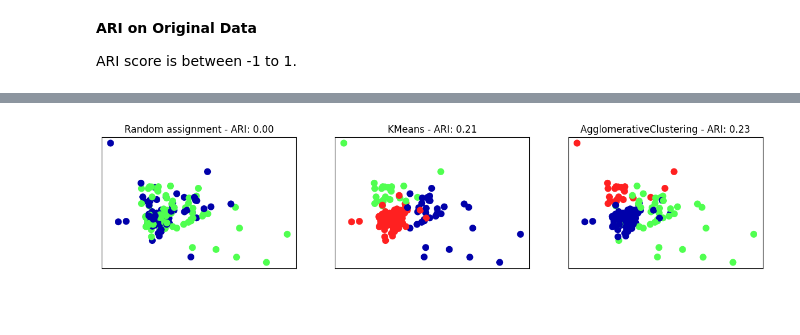
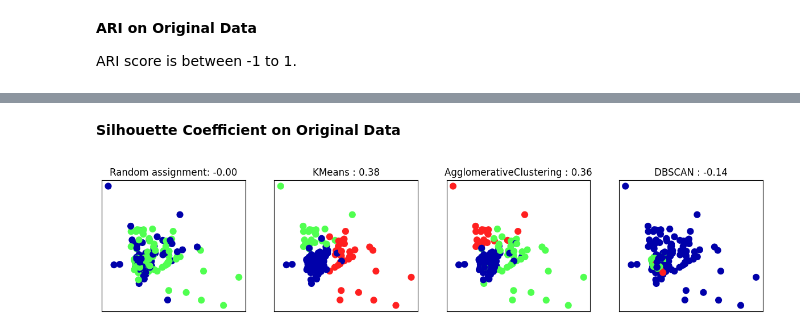
Before and after one commit to atoothman/Data-71200-Projects-, a Jupyter notebook: DATA_71200_Project_3_Glass_ID.ipynb, the cells around one changed output, grey strips where cells are left out. Saved outputs shown, nothing was run; the diff lists cells and outputs as text; code cells hidden in the pictures; blank space fills up the shorter version.

```diff
--- a/DATA_71200_Project_3_Glass_ID.ipynb
+++ b/DATA_71200_Project_3_Glass_ID.ipynb
@@ -634,16 +624,12 @@ Text(0, 0.5, 'Cluster distance')
  **Scatter Matrix DBSCAN on Original Data (without PCA)**
 # %%
 # **Scatter Matrix DBSCAN on Original Data (without PCA)**
-# instantiate an instance of the algorithm
 
+# Instantiate an instance of the algorithm
 dbscan = DBSCAN(min_samples=2,eps=0.5)
-clusters = dbscan.fit_predict(X_train)
+clusters = dbscan.fit_predict(X_train_scaled)
 
-# plot the cluster assignments
-plt.scatter(X_train_scaled[:, 0], X_train_scaled[:, 1], c=clusters, cmap=mglearn.cm2, s=60)
-plt.xlabel("Feature 0")
-plt.ylabel("Feature 1")
-
+# Plot the cluster assignments
 mglearn.discrete_scatter(X_train_scaled[:, 0], X_train_scaled[:, 1], clusters)
 plt.legend(["Cluster 0", "Cluster 1", "Cluster 2", "Cluster 3", "Cluster 5"], loc="best")
 plt.title("DBSCAN on Original Data")
@@ -742,28 +746,38 @@ for ax, algorithm in zip(axes[1:], algorithms):
+# %% [markdown]
+
+**Silhouette Coefficient on Original Data**
 # %%
-fig, axes = plt.subplots(1, 3, figsize=(15, 3),
+#**Silhouette Coefficient on Original Data**
+
+# Set up the plotting framework
+fig, axes = plt.subplots(1, 4, figsize=(15, 3),
                          subplot_kw={'xticks': (), 'yticks': ()})
 
-# make a list of algorithms to use
-# Choosing 3 clusters as determined previously from k-means elbow
-algorithms = [KMeans(n_clusters=3), AgglomerativeClustering(n_clusters=3)]
+# Create a random cluster assignment for reference
+random_state = np.random.RandomState(seed=0)
+random_clusters = random_state.randint(low=0, high=2, size=len(X_train))
 
-# create a random cluster assignment for reference
-random_state = np.random.RandomState(seed=0)
-random_clusters = random_state.randint(low=0, high=2, size=len(X_train_scaled))
-
-# plot random assignment
+# Plot the random assignment for comparison
 axes[0].scatter(X_train_scaled[:, 0], X_train_scaled[:, 1], c=random_clusters,
                 cmap=mglearn.cm3, s=60)
-axes[0].set_title("Random assignment - ARI: {:.2f}".format(
-        adjusted_rand_score(y_train, random_clusters)))
+axes[0].set_title("Random assignment: {:.2f}".format(
+    silhouette_score(X_train_scaled, random_clusters)))
 
+# Define the clustering algorithms to use
+algorithms = [KMeans(n_clusters=3), AgglomerativeClustering(n_clusters=3),
+              DBSCAN()]
+
+# Apply clustering algorithms and plot the results
 for ax, algorithm in zip(axes[1:], algorithms):
+    clusters = algorithm.fit_predict(X_train_scaled)
     # plot the cluster assignments and cluster centers
-    clusters = algorithm.fit_predict(X_train_scaled)
-    ax.scatter(X_train_scaled[:, 0], X_train_scaled[:, 1], c=clusters,
-               cmap=mglearn.cm3, s=60)
-    ax.set_title("{} - ARI: {:.2f}".format(algorithm.__class__.__name__,
-                                           adjusted_rand_score(y_train, clusters)))
+    ax.scatter(X_train_scaled[:, 0], X_train_scaled[:, 1], c=clusters, cmap=mglearn.cm3,
+               s=60)
+    ax.set_title("{} : {:.2f}".format(algorithm.__class__.__name__,
+                                      silhouette_score(X_train_scaled, clusters)))
+
+# Show the plots
+plt.show()
 # %% [output]
-[figure, old version]
+[figure, new version]
 # %% [markdown]
```
Also changed, not shown: parts of 39 cells of this notebook.
